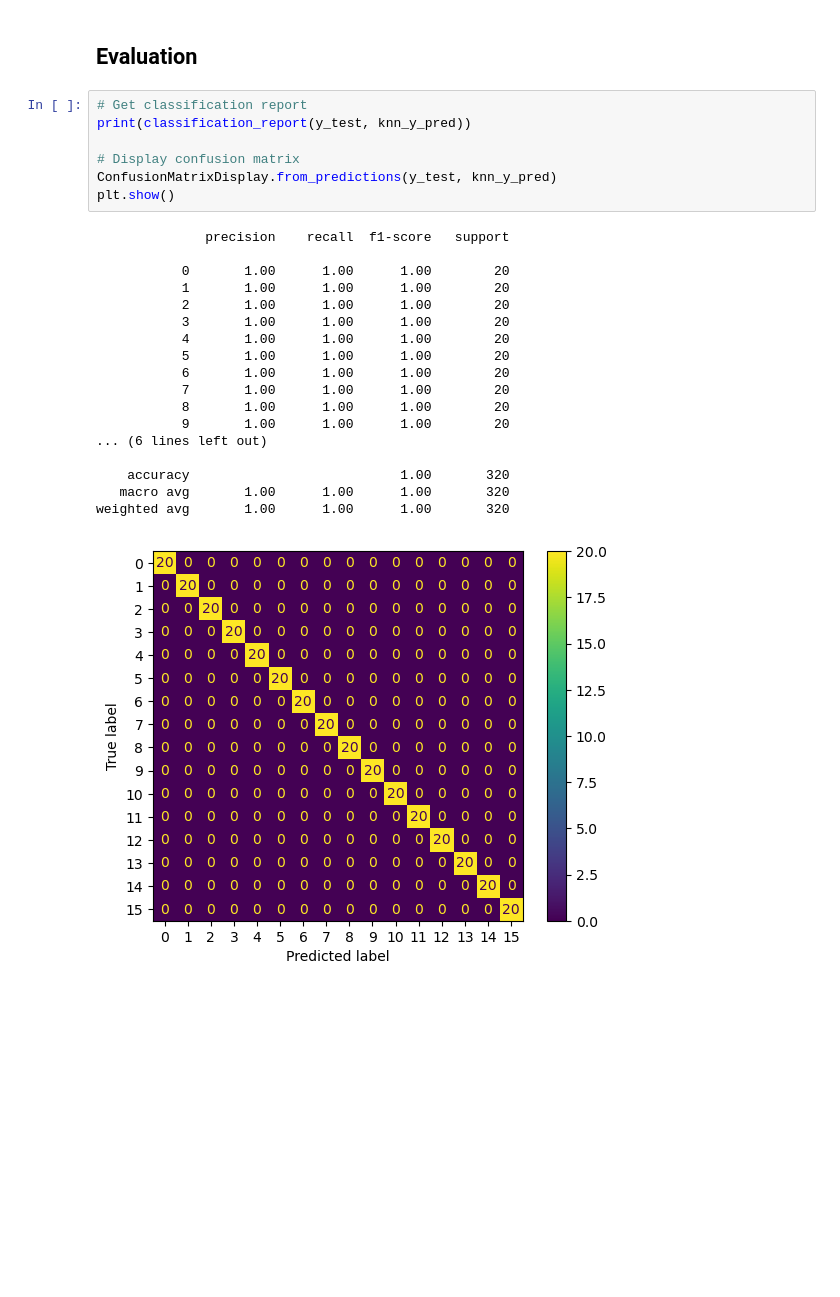
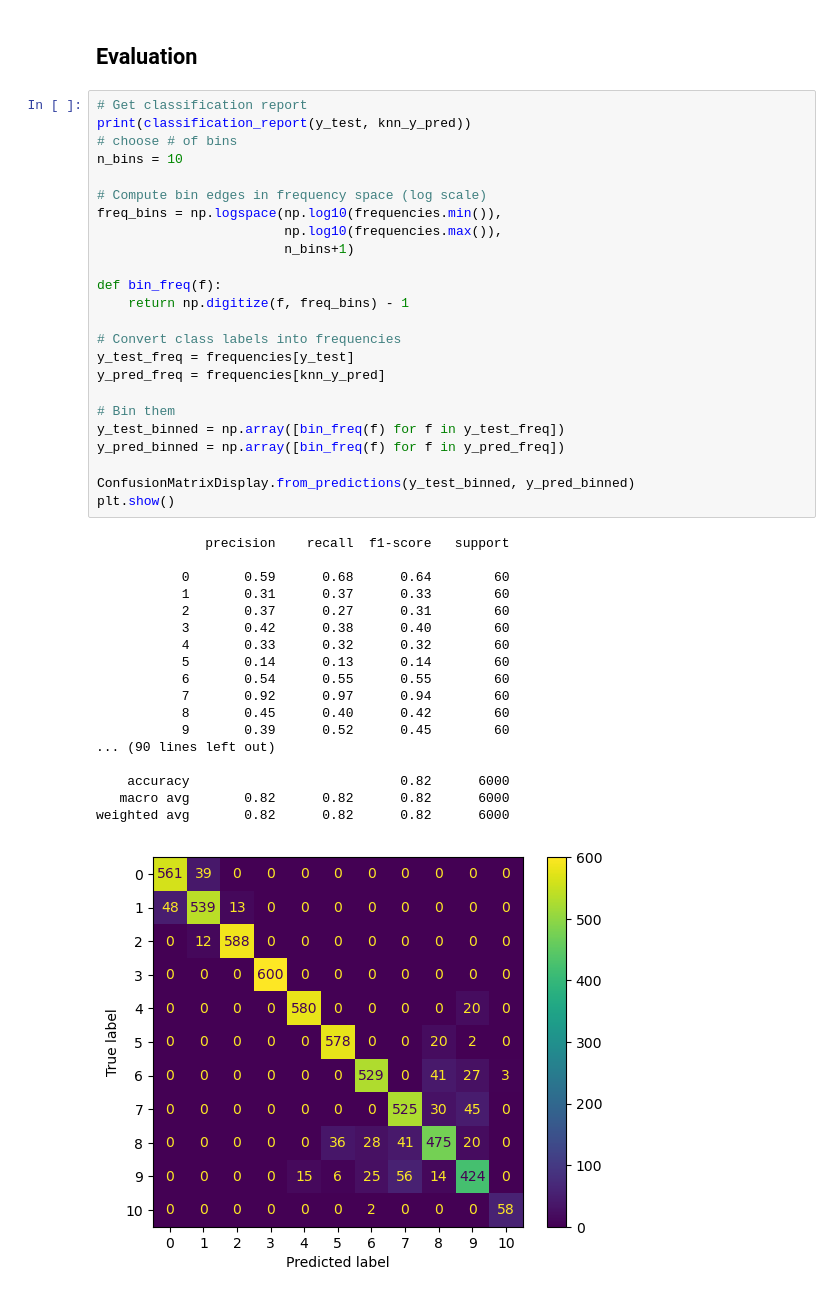
Before and after one commit to Marcus-Gallardo/ml-is-2025, a Jupyter notebook: Simple Sound Classification/sine_waves.ipynb, the cells around one changed output. Drawn from its saved outputs; the diff is of its cells as text; blank space fills up the shorter version.

Commit message:
update confusion matrix for sine waves

```diff
--- a/Simple Sound Classification/sine_waves.ipynb
+++ b/Simple Sound Classification/sine_waves.ipynb
@@ -110,26 +150,43 @@ Best CV score: 0.99921875
 # %%
 # Get classification report
 print(classification_report(y_test, knn_y_pred))
+# choose # of bins
+n_bins = 10
 
-# Display confusion matrix
-ConfusionMatrixDisplay.from_predictions(y_test, knn_y_pred)
+# Compute bin edges in frequency space (log scale)
+freq_bins = np.logspace(np.log10(frequencies.min()),
+                        np.log10(frequencies.max()),
+                        n_bins+1)
+
+def bin_freq(f):
+    return np.digitize(f, freq_bins) - 1
+
+# Convert class labels into frequencies
+y_test_freq = frequencies[y_test]
+y_pred_freq = frequencies[knn_y_pred]
+
+# Bin them
+y_test_binned = np.array([bin_freq(f) for f in y_test_freq])
+y_pred_binned = np.array([bin_freq(f) for f in y_pred_freq])
+
+ConfusionMatrixDisplay.from_predictions(y_test_binned, y_pred_binned)
 plt.show()
 # %% [output]
               precision    recall  f1-score   support
 
-           0       1.00      1.00      1.00        20
-           1       1.00      1.00      1.00        20
-           2       1.00      1.00      1.00        20
-           3       1.00      1.00      1.00        20
-           4       1.00      1.00      1.00        20
-           5       1.00      1.00      1.00        20
-           6       1.00      1.00      1.00        20
-           7       1.00      1.00      1.00        20
-           8       1.00      1.00      1.00        20
-           9       1.00      1.00      1.00        20
-... (6 lines left out)
+           0       0.59      0.68      0.64        60
+           1       0.31      0.37      0.33        60
+           2       0.37      0.27      0.31        60
+           3       0.42      0.38      0.40        60
+           4       0.33      0.32      0.32        60
+           5       0.14      0.13      0.14        60
+           6       0.54      0.55      0.55        60
+           7       0.92      0.97      0.94        60
+           8       0.45      0.40      0.42        60
+           9       0.39      0.52      0.45        60
+... (90 lines left out)
 
-    accuracy                           1.00       320
-   macro avg       1.00      1.00      1.00       320
-weighted avg       1.00      1.00      1.00       320
+    accuracy                           0.82      6000
+   macro avg       0.82      0.82      0.82      6000
+weighted avg       0.82      0.82      0.82      6000
-[figure, old version]
+[figure, new version]
```
Also changed, not shown: parts of 4 cells of this notebook, 1 other file.
